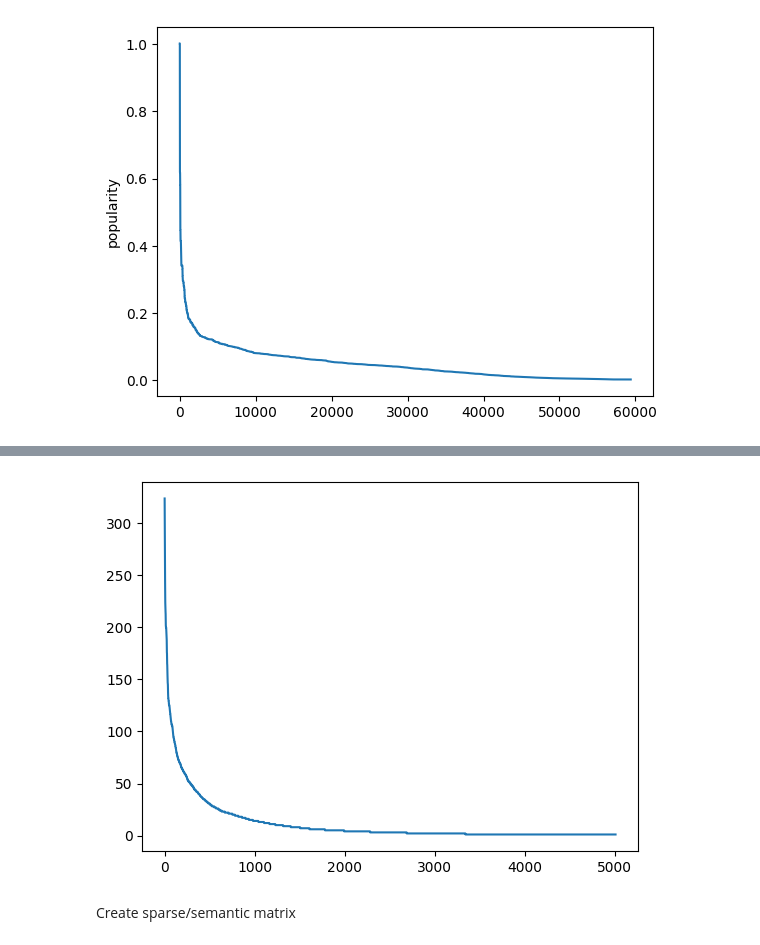
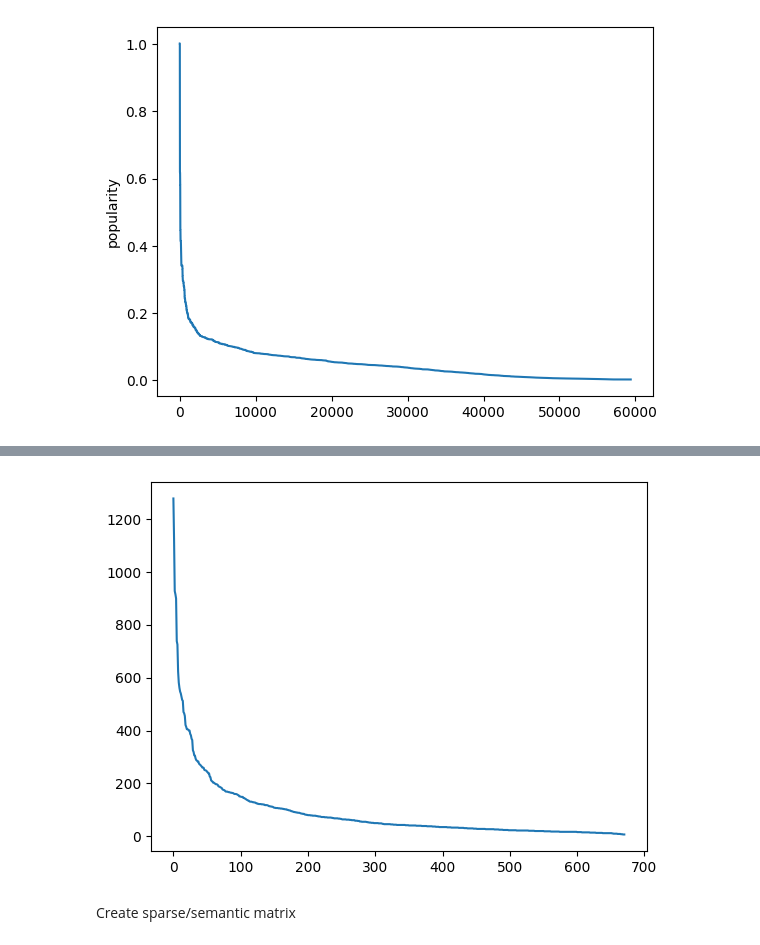
Before and after one commit to Ramie0802/Content_popularity_prediction, a Jupyter notebook: notebook/data_processing.ipynb, the cells around one changed output, grey strips where cells are left out. Saved outputs shown, nothing was run; the diff lists cells and outputs as text; code cells hidden in the pictures.

```diff
--- a/notebook/data_processing.ipynb
+++ b/notebook/data_processing.ipynb
@@ -23,8 +23,8 @@ TMDB_rating.columns = ["userId", "id", "rating", "timestamp"]
 merged_df = pd.merge(TMDB_movie, TMDB_rating, on="id", how="inner")
 dataset = merged_df[["userId", "id", "rating", "timestamp", "popularity", "genres"]]
 # %%
-dataset.loc[:, "genres"] = dataset["genres"].apply(lambda x: x.replace("Science Fiction", "Fiction"))
-dataset.loc[:, "genres"] = dataset["genres"].apply(lambda x: x.replace("TV Movie", "TV"))
+dataset.loc[:, "genres"] = dataset["genres"].apply(lambda x: x.replace("Science Fiction", "Science-Fiction"))
+dataset.loc[:, "genres"] = dataset["genres"].apply(lambda x: x.replace("TV Movie", "tv-movie"))
 # %%
 dataset = dataset.loc[dataset['genres'].notna()]
 dataset_scaled = dataset.copy()
@@ -40,14 +49,14 @@ plt.show()
 # %%
 # count by movie id
-count = dataset_sorted["id"].value_counts()
+count = dataset_sorted["userId"].value_counts()
 count = list(count)
 count.sort(reverse=True)
 count
 range_i = list(range(0, len(count)))
 sns.lineplot(x=range_i, y=count)
 plt.show()
 # %% [output]
-[figure, old version]
+[figure, new version]
 # %% [markdown]
 Create sparse/semantic matrix
 # %%
```
Also changed, not shown: parts of 14 cells of this notebook, 4 other files.
